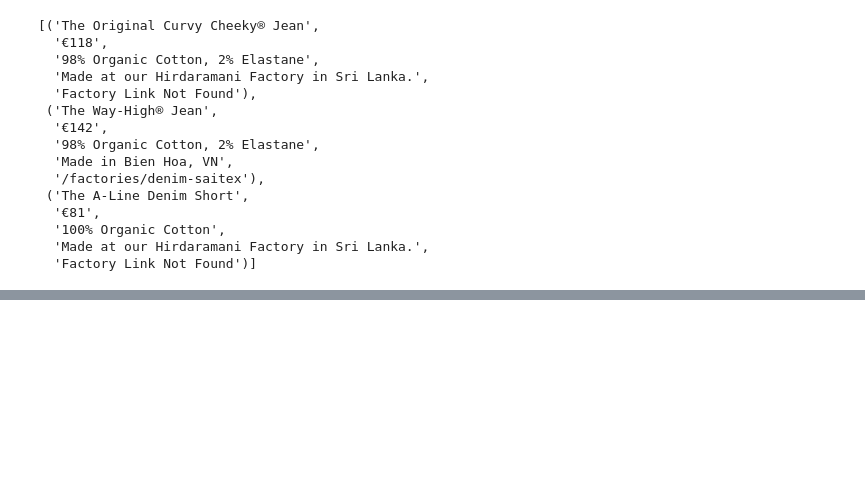
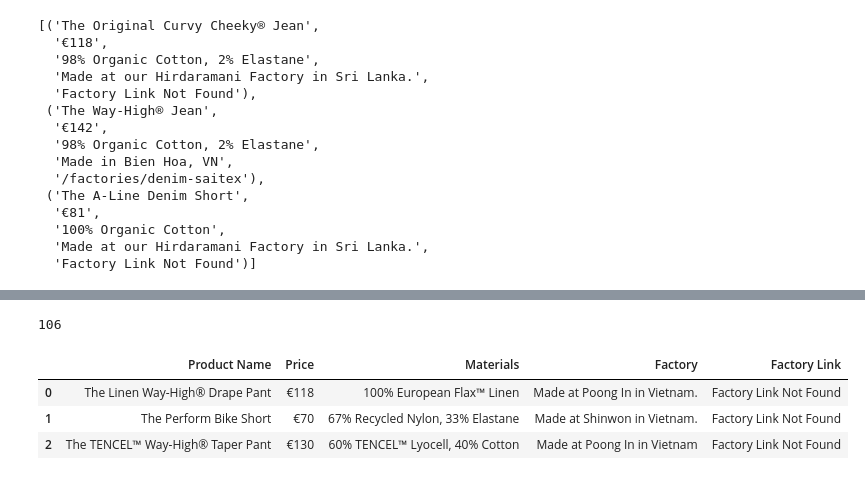
Before and after one commit to sim-cell/DALAS, a Jupyter notebook: data_scrape/scrape_everlane.ipynb, the cells around one changed output, grey strips where cells are left out. Drawn from its saved outputs; the diff is of its cells as text; code cells hidden in the pictures; blank space fills up the shorter version.

Commit message:
marque durable scrape

```diff
--- a/data_scrape/scrape_everlane.ipynb
+++ b/data_scrape/scrape_everlane.ipynb
@@ -719,0 +2025,32 @@ div_main
+# %%
+# pantalons
+from selenium.webdriver.common.keys import Keys
+base_url = "https://www.everlane.com/collections/womens-pants-trousers?page={}"
+
+link_list = []
+driver = webdriver.Chrome()
+
+try:
+    for page_num in range(1, 7):
+        url = base_url.format(page_num)
+        driver.get(url)
+        time.sleep(8)
+
+        for _ in range(12):
+            driver.find_element(By.TAG_NAME, 'body').send_keys(Keys.END)
+            time.sleep(2)
+
+        page_source = driver.page_source
+        soup = BeautifulSoup(page_source, 'html.parser')
+
+        links = soup.find_all('a', class_='styles_product-details__name__4lhUG')
+
+        for link in links:
+            href = link.get('href')
+            if href:
+                link_list.append(href)
+                print("link found")
+        print(f"Page {page_num} scraped")
+
+finally:
+    driver.quit()
@@ -719,0 +2079,3 @@ div_main
+# %%
+unique_links = list(set(link_list))
+len(unique_links)
@@ -719,0 +2084,6 @@ div_main
+# %%
+base = "https://www.everlane.com/"
+unique_full_urls = []
+for href in unique_links:
+    absolute_url = urllib.parse.urljoin(base, href)
+    unique_full_urls.append(absolute_url)
@@ -719,0 +2619,13 @@ div_main
+# %%
+# pantalons info 0 to 105 collected
+len(products_info)
+# %% [output]
+106
+# %%
+df_pantalons_everlane = pd.DataFrame(products_info, columns=['Product Name', 'Price', 'Materials', 'Factory', 'Factory Link'])
+df_pantalons_everlane.head(3)
+# %% [output]
+|  | Product Name | Price | Materials | Factory | Factory Link |
+| 0 | The Linen Way-High® Drape Pant | €118 | 100% European Flax™ Linen | Made at Poong In in Vietnam. | Factory Link Not Found |
+| 1 | The Perform Bike Short | €70 | 67% Recycled Nylon, 33% Elastane | Made at Shinwon in Vietnam. | Factory Link Not Found |
+| 2 | The TENCEL™ Way-High® Taper Pant | €130 | 60% TENCEL™ Lyocell, 40% Cotton | Made at Poong In in Vietnam | Factory Link Not Found |
```
Also changed, not shown: parts of 51 cells of this notebook, 2 other files.
